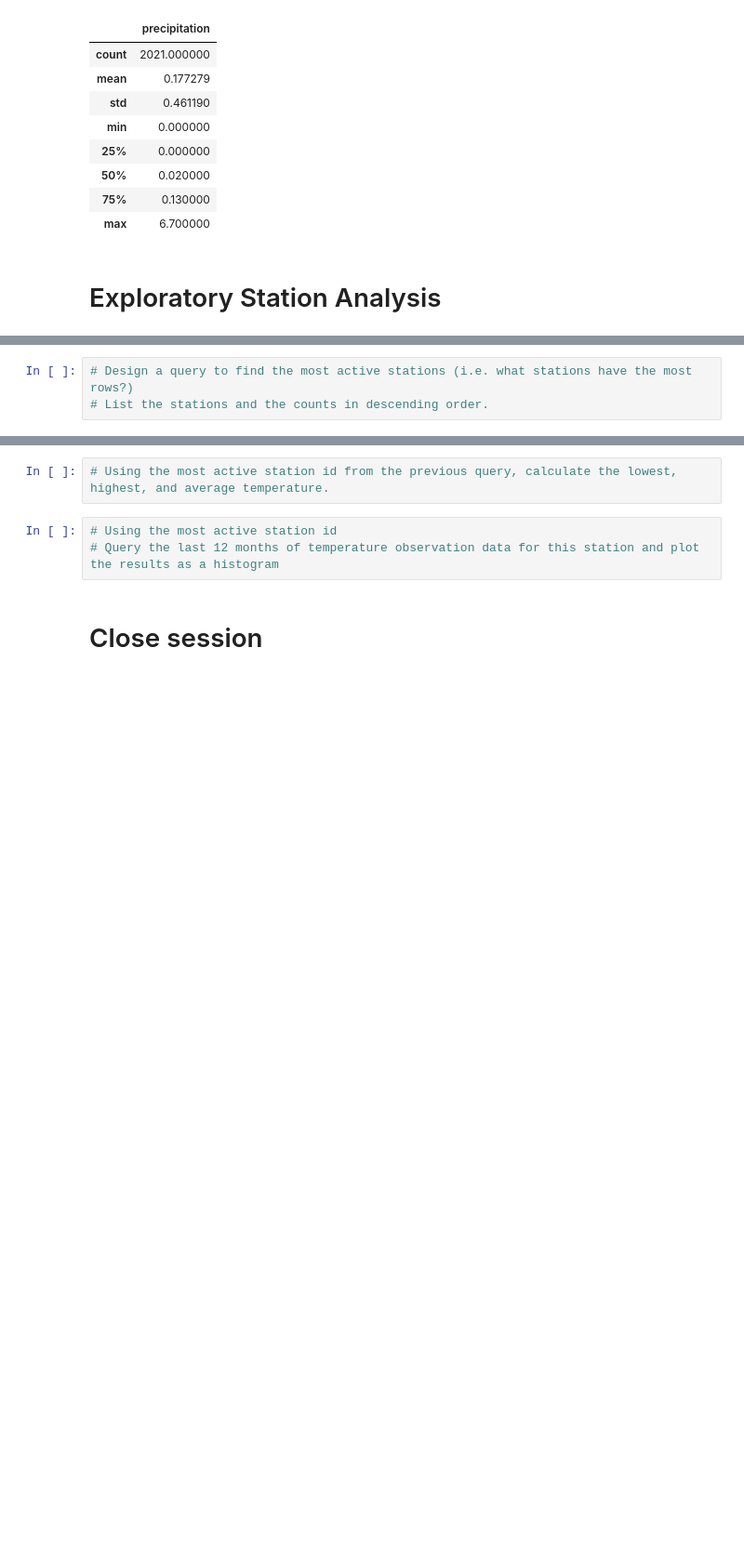
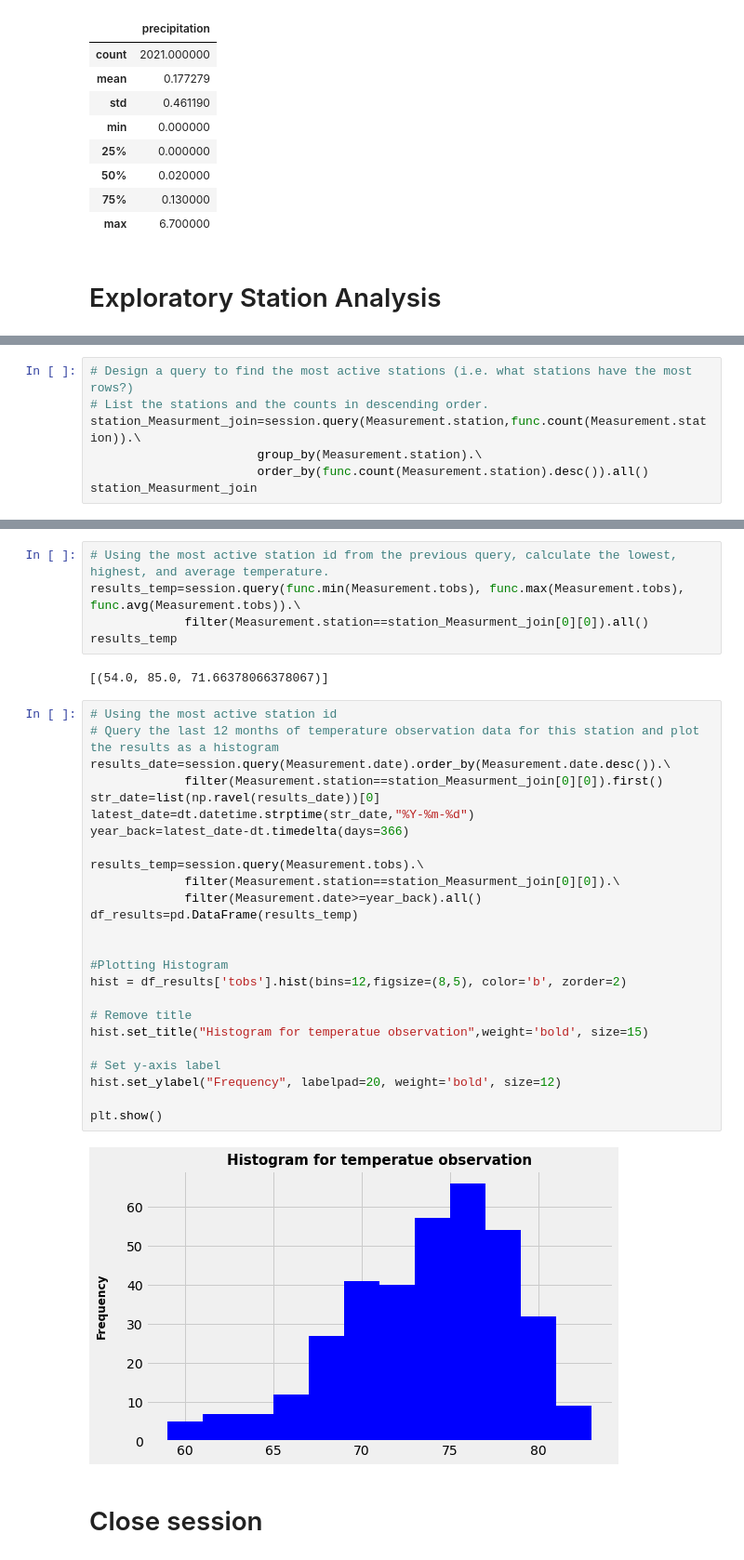
Before and after one commit to ese12880/squalchemy-challenge, a Jupyter notebook: analysis/climate_starter.ipynb, the cells around one changed output, grey strips where cells are left out. Shown at 93% size. Cells and saved outputs as stored; diff of their text form; blank space fills up the shorter version.

```diff
--- a/analysis/climate_starter.ipynb
+++ b/analysis/climate_starter.ipynb
@@ -91,3 +95,7 @@ df_results.describe()
 # %%
 # Design a query to find the most active stations (i.e. what stations have the most rows?)
 # List the stations and the counts in descending order.
+station_Measurment_join=session.query(Measurement.station,func.count(Measurement.station)).\
+                       group_by(Measurement.station).\
+                       order_by(func.count(Measurement.station).desc()).all()
+station_Measurment_join
@@ -94,8 +112,37 @@ df_results.describe()
 # %%
 # Using the most active station id from the previous query, calculate the lowest, highest, and average temperature.
+results_temp=session.query(func.min(Measurement.tobs), func.max(Measurement.tobs), func.avg(Measurement.tobs)).\
+             filter(Measurement.station==station_Measurment_join[0][0]).all()
+results_temp
+# %% [output]
+[(54.0, 85.0, 71.66378066378067)]
-# %%
-# Using the most active station id
-# Query the last 12 months of temperature observation data for this station and plot the results as a histogram
+# %%
+# Using the most active station id
+# Query the last 12 months of temperature observation data for this station and plot the results as a histogram
+results_date=session.query(Measurement.date).order_by(Measurement.date.desc()).\
+             filter(Measurement.station==station_Measurment_join[0][0]).first()
+str_date=list(np.ravel(results_date))[0]
+latest_date=dt.datetime.strptime(str_date,"%Y-%m-%d")
+year_back=latest_date-dt.timedelta(days=366)
+
+results_temp=session.query(Measurement.tobs).\
+             filter(Measurement.station==station_Measurment_join[0][0]).\
+             filter(Measurement.date>=year_back).all()
+df_results=pd.DataFrame(results_temp)
+
+
+#Plotting Histogram
+hist = df_results['tobs'].hist(bins=12,figsize=(8,5), color='b', zorder=2)
+
+# Remove title
+hist.set_title("Histogram for temperatue observation",weight='bold', size=15)
+
+# Set y-axis label
+hist.set_ylabel("Frequency", labelpad=20, weight='bold', size=12)
+
+plt.show()
+# %% [output]
+[figure, added]
 # %% [markdown]
 # Close session
 # %%
```
Also changed, not shown: parts of 2 cells of this notebook.
